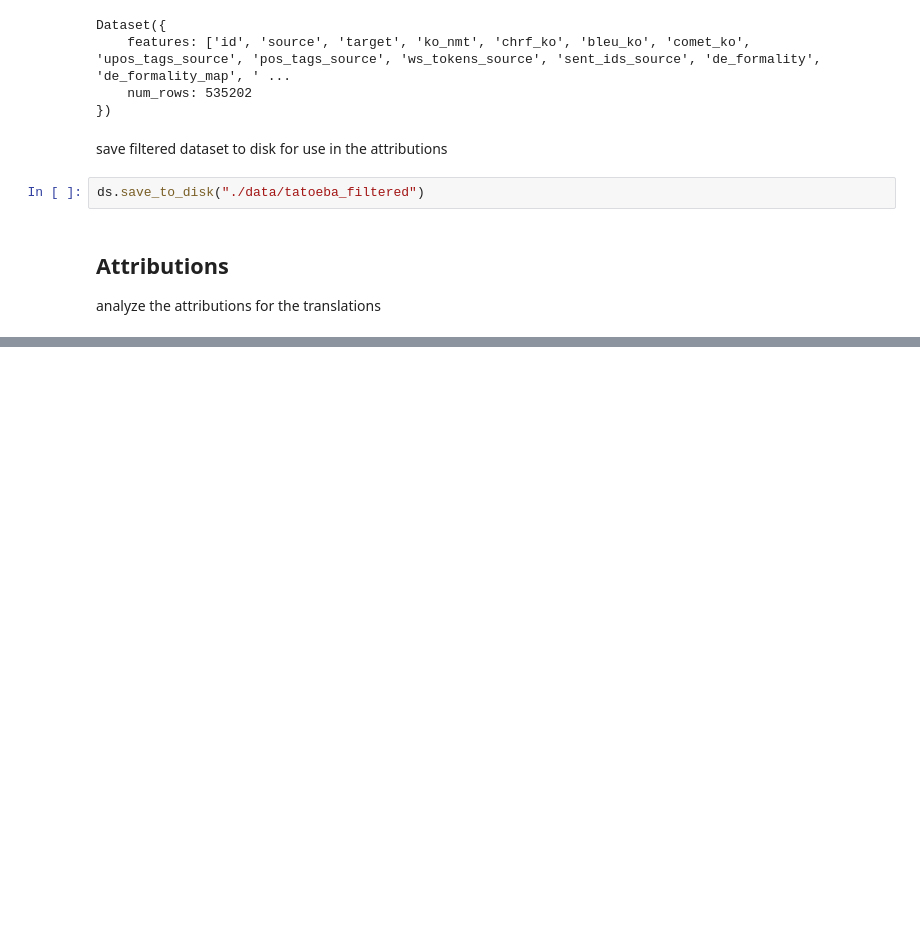
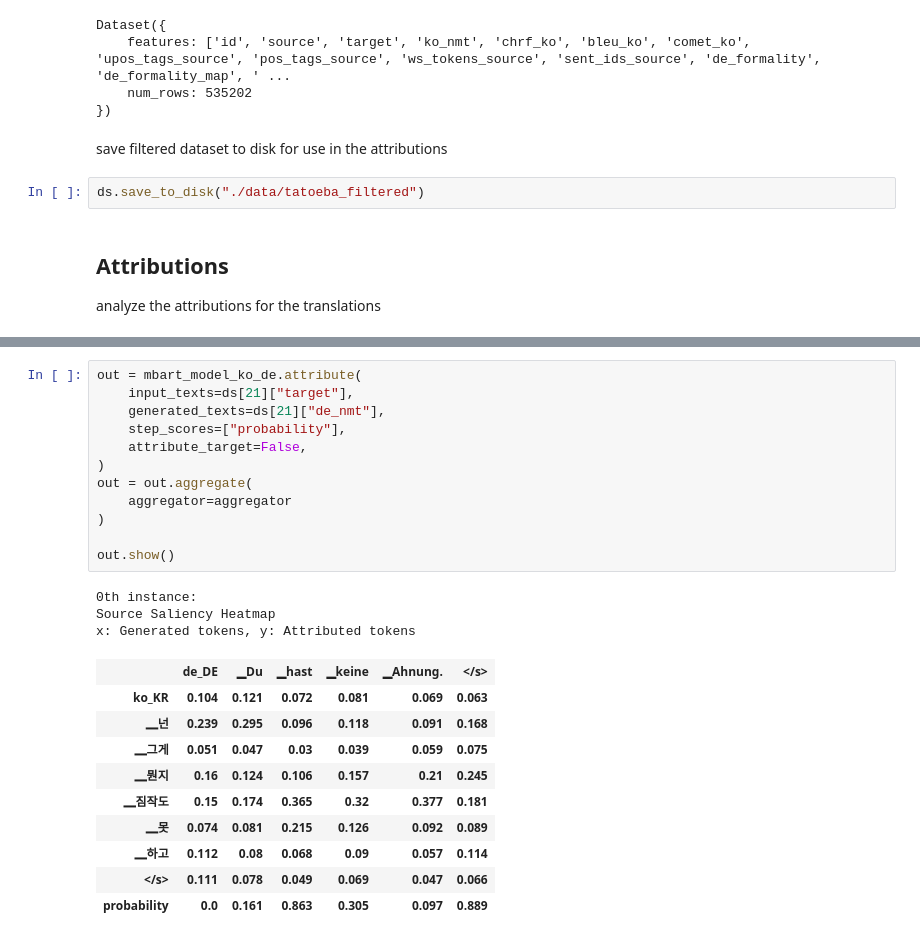
Before and after one commit to lsickert/rude-nmt, a Jupyter notebook: analysis.ipynb, the cells around one changed output, grey strips where cells are left out. Cells and saved outputs as stored; diff of their text form; blank space fills up the shorter version.

```diff
--- a/analysis.ipynb
+++ b/analysis.ipynb
@@ -393,0 +459,26 @@ out.sequence_attributions[0].source_attributions[1:-1].T[1:-1].tolist()
+# %%
+out = mbart_model_ko_de.attribute(
+    input_texts=ds[21]["target"],
+    generated_texts=ds[21]["de_nmt"],
+    step_scores=["probability"],
+    attribute_target=False,
+)
+out = out.aggregate(
+    aggregator=aggregator
+)
+
+out.show()
+# %% [output]
+0th instance:
+Source Saliency Heatmap
+x: Generated tokens, y: Attributed tokens
+|  | de_DE | ▁Du | ▁hast | ▁keine | ▁Ahnung. | </s> |
+| ko_KR | 0.104 | 0.121 | 0.072 | 0.081 | 0.069 | 0.063 |
+| ▁넌 | 0.239 | 0.295 | 0.096 | 0.118 | 0.091 | 0.168 |
+| ▁그게 | 0.051 | 0.047 | 0.03 | 0.039 | 0.059 | 0.075 |
+| ▁뭔지 | 0.16 | 0.124 | 0.106 | 0.157 | 0.21 | 0.245 |
+| ▁짐작도 | 0.15 | 0.174 | 0.365 | 0.32 | 0.377 | 0.181 |
+| ▁못 | 0.074 | 0.081 | 0.215 | 0.126 | 0.092 | 0.089 |
+| ▁하고 | 0.112 | 0.08 | 0.068 | 0.09 | 0.057 | 0.114 |
+| </s> | 0.111 | 0.078 | 0.049 | 0.069 | 0.047 | 0.066 |
+| probability | 0.0 | 0.161 | 0.863 | 0.305 | 0.097 | 0.889 |
```
Also changed, not shown: parts of 25 cells of this notebook, 1 other file.
